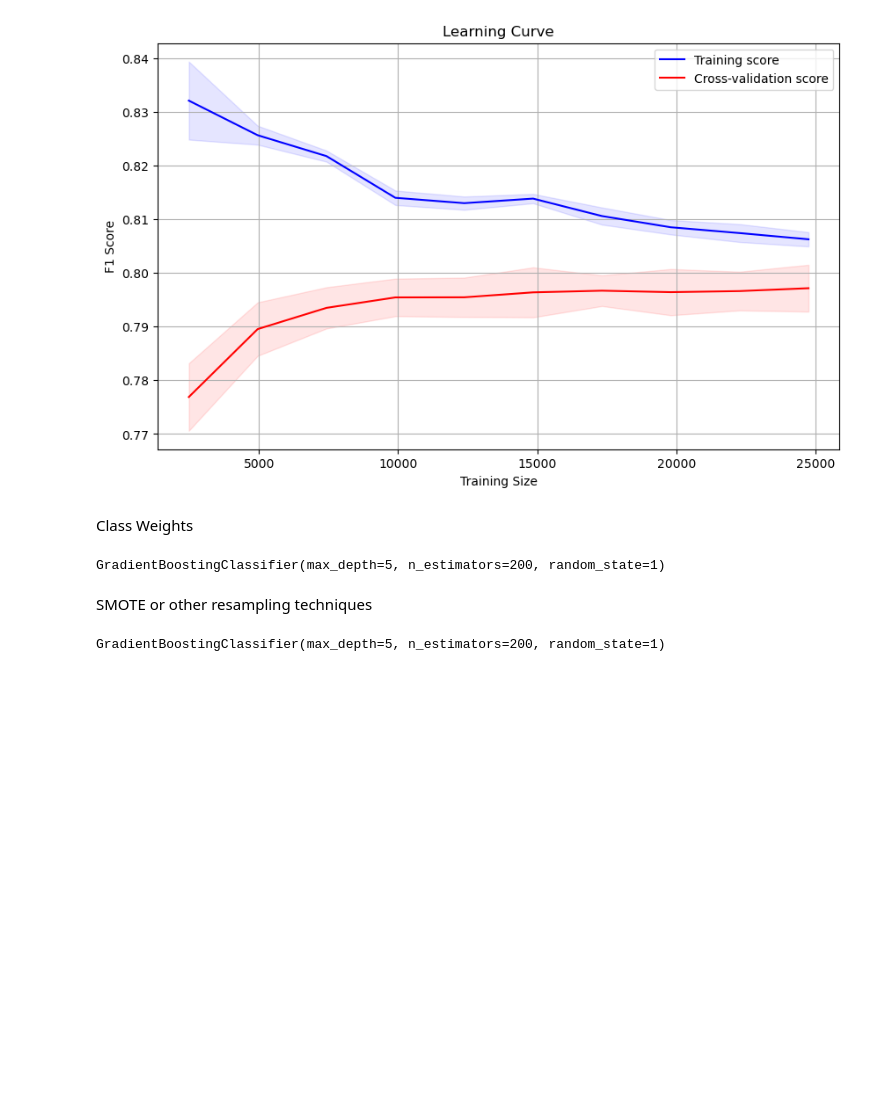
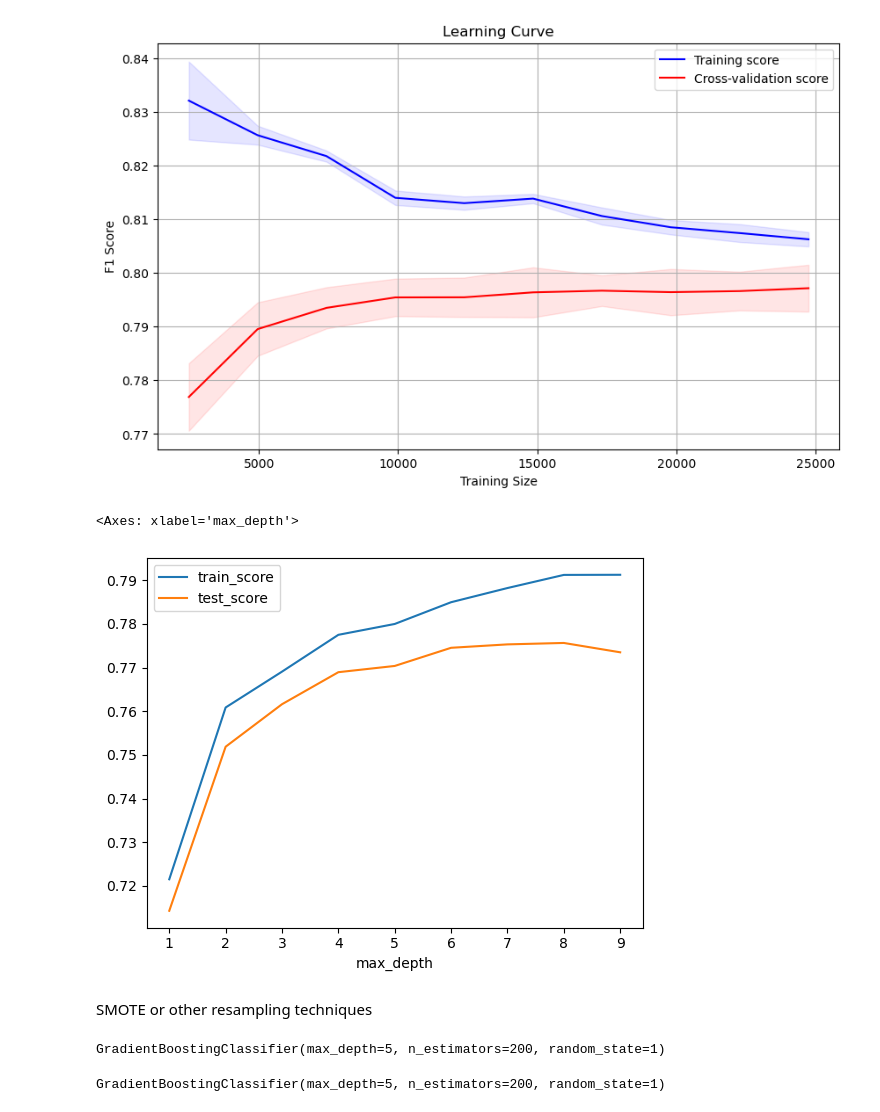
Before and after one commit to AIBC2024/Group-2-Census-Income, a Jupyter notebook: Group_2_Census_Income_ML_Model.ipynb, the cells around one changed output. Saved outputs shown, nothing was run; the diff lists cells and outputs as text; code cells hidden in the pictures; blank space fills up the shorter version.

```diff
--- a/Group_2_Census_Income_ML_Model.ipynb
+++ b/Group_2_Census_Income_ML_Model.ipynb
@@ -1187,5 +1187,3 @@ def plot_learning_curve(estimator, X, y, cv=5):
 plot_learning_curve(best_model, X_train, y_train)
 # %% [output]
 [figure]
-# %% [markdown]
-Class Weights
@@ -1192,3 +1216,11 @@ Class Weights
+# %%
+# Plot the results)
+models_df.plot()
+# %% [output]
+<Axes: xlabel='max_depth'>
+[figure, added]
+# %% [markdown]
+SMOTE or other resampling techniques
 # %%
 # Get the best parameters from grid search
 best_params = grid_search.best_params_
@@ -1204,8 +1236,6 @@ balanced_model = GradientBoostingClassifier(**best_params, random_state=1)
 balanced_model.fit(X_train, y_train, sample_weight=sample_weights)
 # %% [output]
 GradientBoostingClassifier(max_depth=5, n_estimators=200, random_state=1)
-# %% [markdown]
-SMOTE or other resampling techniques
 # %%
 smote = SMOTE(random_state=1)
 X_train_resampled, y_train_resampled = smote.fit_resample(X_train, y_train)
```
Also changed, not shown: parts of 10 cells of this notebook.
